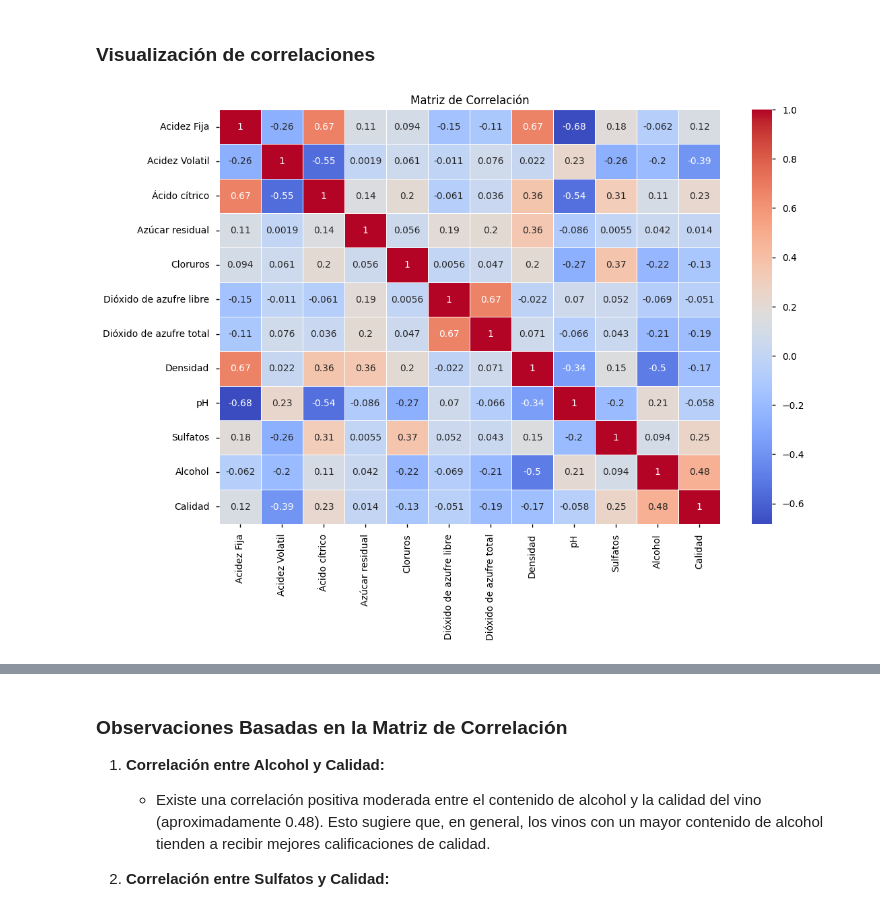
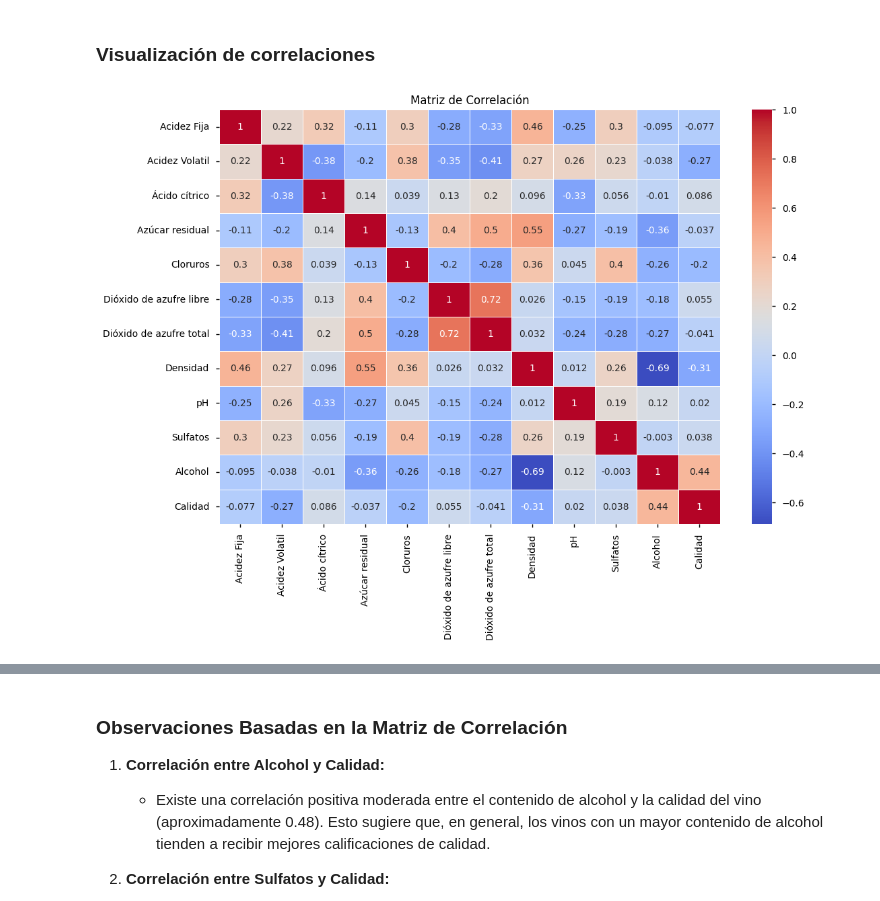
Before and after one commit to tdiego74/Clase_Data_Science_II_PBLC, a Jupyter notebook: Proyecto_DS_II_Preentrega_I_Tocci.ipynb, the cells around one changed output, grey strips where cells are left out. Drawn from its saved outputs; the diff is of its cells as text; code cells hidden in the pictures.

```diff
--- a/Proyecto_DS_II_Preentrega_I_Tocci.ipynb
+++ b/Proyecto_DS_II_Preentrega_I_Tocci.ipynb
@@ -75,8 +75,8 @@ import seaborn as sns
 # %%
 # Lectura del Dataset
 url='https://raw.githubusercontent.com/tdiego74/Clase_Data_Science_II_PBLC/main/winequality-red.csv'
-df = pd.read_csv(url)
-df
+df_red = pd.read_csv(url)
+df_red
 # %% [output]
 |  | fixed acidity | volatile acidity | citric acid | residual sugar | chlorides | free sulfur dioxide | ... |
 | 0 | 7.4 | 0.700 | 0.00 | 1.9 | 0.076 | 11.0 | ... |
@@ -91,3 +91,8 @@ df
 | 1597 | 5.9 | 0.645 | 0.12 | 2.0 | 0.075 | 32.0 | ... |
 | 1598 | 6.0 | 0.310 | 0.47 | 3.6 | 0.067 | 18.0 | ... |
 1599 rows × 12 columns
+# %%
+# Lectura del Dataset
+url='https://raw.githubusercontent.com/tdiego74/Clase_Data_Science_II_PBLC/main/winequality-white.csv'
+df_white = pd.read_csv(url, sep=";")
+df_white
@@ -93,0 +113,4 @@ df
+# %%
+# Creo una columna 'category' en cada dataframe y la completo con el tipo de vino que corresponde al dataframe
+df_red['Categoria']='Vino Tinto'
+df_white['Categoria']='Vino Blanco'
@@ -94,3 +135,5 @@ df
+# %%
+df = pd.concat([df_red, df_white]).reset_index(drop=True)
 # %%
 # Traducción del nombre de las Columnas
 df= df.rename(columns={"fixed acidity": "Acidez Fija", "volatile acidity": "Acidez Volatil", "citric acid": "Ácido cítrico",
@@ -358,11 +682,21 @@ La hipótesis de que la calidad del vino está positivamente correlacionada con
 # %% [markdown]
 ### **Visualización de correlaciones**
 # %%
+# Importar bibliotecas necesarias
+import matplotlib.pyplot as plt
+import seaborn as sns
+
+# Seleccionar solo las columnas numéricas del DataFrame
+df_numerico = df.select_dtypes(include='number')
+
+# Calcular la matriz de correlación solo con las columnas numéricas
+correlation_matrix = df_numerico.corr()
+
+# Crear el heatmap
 plt.figure(figsize=(12, 8))
-correlation_matrix = df.corr()
 sns.heatmap(correlation_matrix, annot=True, cmap='coolwarm', linecolor='white', linewidths=0.5)
 plt.title('Matriz de Correlación')
 plt.grid(False)
 plt.show()
 # %% [output]
-[figure, old version]
+[figure, new version]
```
Also changed, not shown: parts of 26 cells of this notebook.
